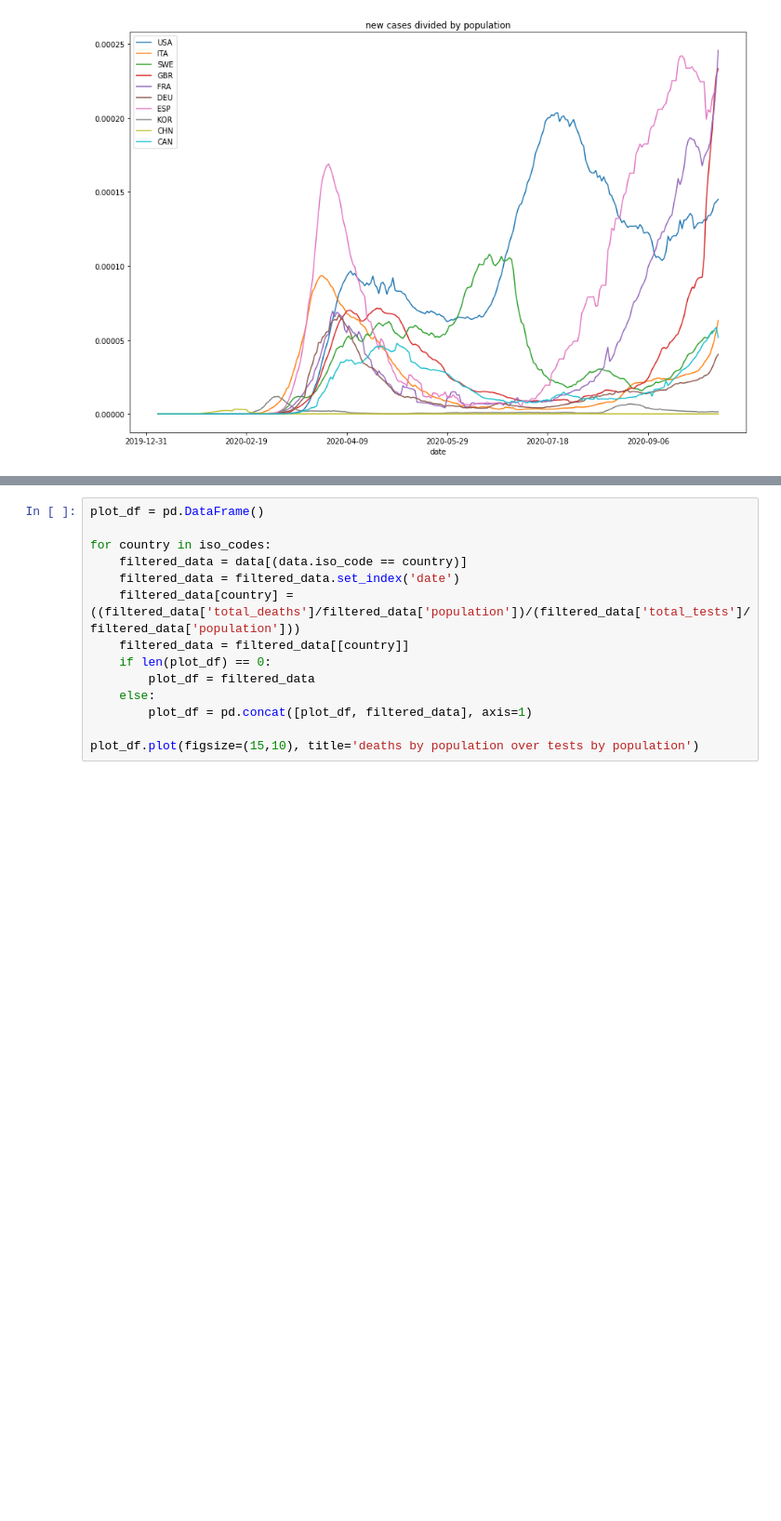
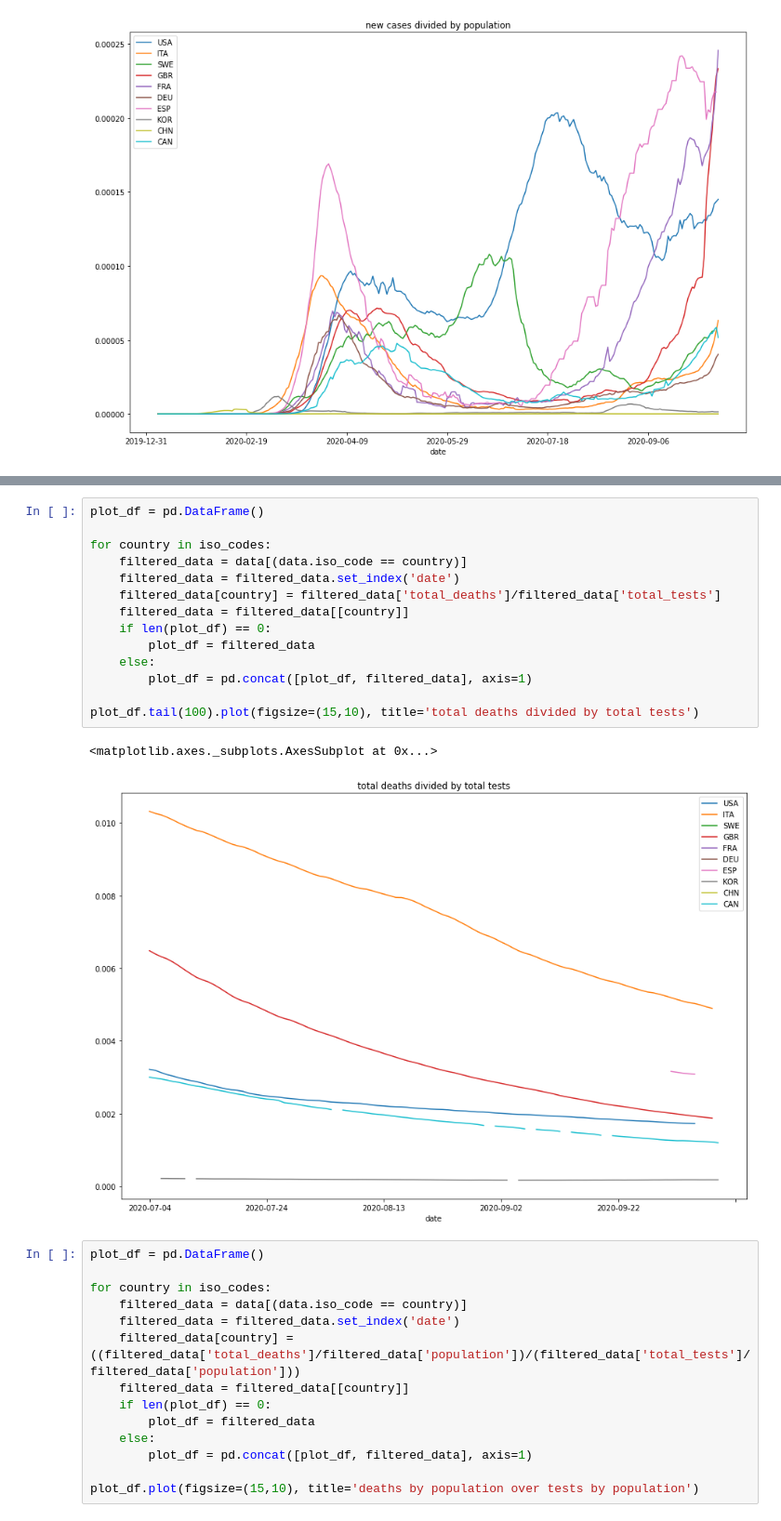
Before and after one commit to Joshwani/covid-19, a Jupyter notebook: owid.ipynb, the cells around one changed output, grey strips where cells are left out. Shown: that part at 93% size. Saved outputs shown, nothing was run; the diff lists cells and outputs as text; blank space fills up the shorter version.

Commit message:
fix another plot title

```diff
--- a/owid.ipynb
+++ b/owid.ipynb
@@ -142,6 +142,23 @@ plot_df.tail(100).plot(figsize=(15,10), title='total deaths divided by total_cas
 # %% [output]
 <matplotlib.axes._subplots.AxesSubplot at 0x...>
 [figure]
+# %%
+plot_df = pd.DataFrame()
+
+for country in iso_codes:
+    filtered_data = data[(data.iso_code == country)]
+    filtered_data = filtered_data.set_index('date')
+    filtered_data[country] = filtered_data['total_deaths']/filtered_data['total_tests']
+    filtered_data = filtered_data[[country]]
+    if len(plot_df) == 0:
+        plot_df = filtered_data
+    else:
+        plot_df = pd.concat([plot_df, filtered_data], axis=1)
+
+plot_df.tail(100).plot(figsize=(15,10), title='total deaths divided by total tests')
+# %% [output]
+<matplotlib.axes._subplots.AxesSubplot at 0x...>
+[figure, added]
 # %%
 plot_df = pd.DataFrame()
 
```
Also changed, not shown: parts of 1 cell of this notebook.
